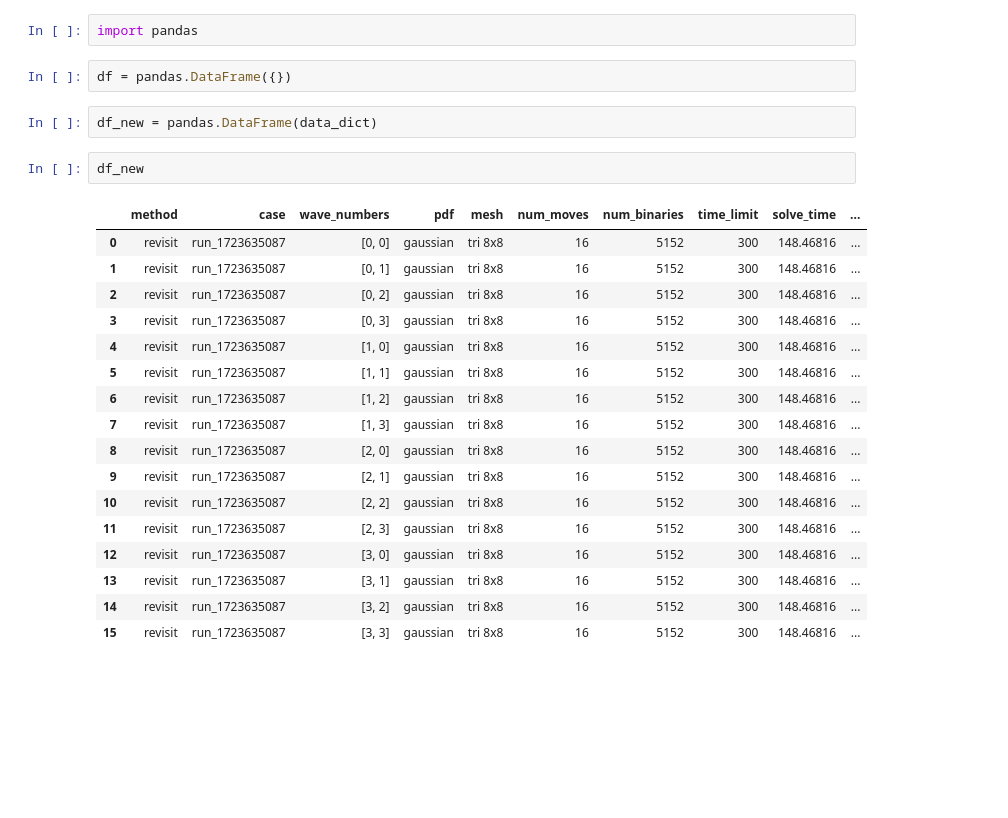
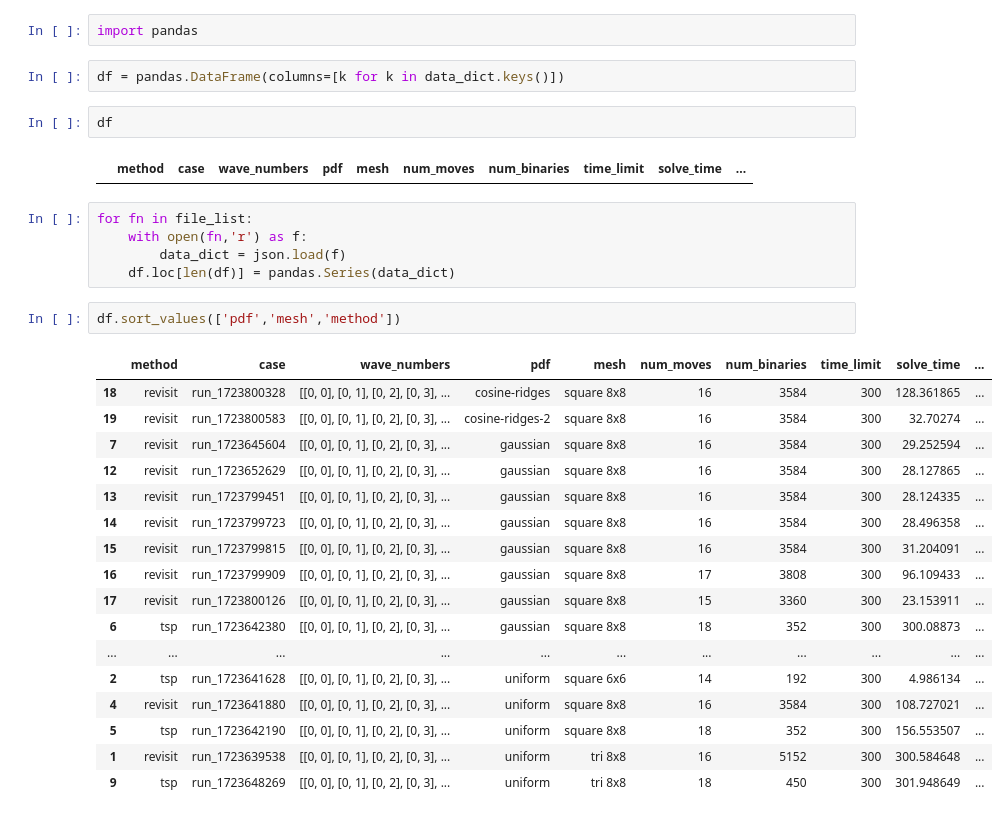
Before and after one commit to arthurrichards77/ergodic, a Jupyter notebook: results.ipynb, the cells around one changed output. Saved outputs shown, nothing was run; the diff lists cells and outputs as text; blank space fills up the shorter version.

```diff
--- a/results.ipynb
+++ b/results.ipynb
@@ -31,27 +31,34 @@ data_dict
  'ergodic': 0.0005693584963645422}
 # %%
 import pandas
+# %%
+df = pandas.DataFrame(columns=[k for k in data_dict.keys()])
 # %%
-df = pandas.DataFrame({})
+df
+# %% [output]
+|  | method | case | wave_numbers | pdf | mesh | num_moves | num_binaries | time_limit | solve_time | ... |
-# %%
-df_new = pandas.DataFrame(data_dict)
-# %%
-df_new
-# %% [output]
-|  | method | case | wave_numbers | pdf | mesh | num_moves | num_binaries | time_limit | solve_time | ... |
-| 0 | revisit | run_1723635087 | [0, 0] | gaussian | tri 8x8 | 16 | 5152 | 300 | 148.46816 | ... |
-| 1 | revisit | run_1723635087 | [0, 1] | gaussian | tri 8x8 | 16 | 5152 | 300 | 148.46816 | ... |
-| 2 | revisit | run_1723635087 | [0, 2] | gaussian | tri 8x8 | 16 | 5152 | 300 | 148.46816 | ... |
-| 3 | revisit | run_1723635087 | [0, 3] | gaussian | tri 8x8 | 16 | 5152 | 300 | 148.46816 | ... |
-| 4 | revisit | run_1723635087 | [1, 0] | gaussian | tri 8x8 | 16 | 5152 | 300 | 148.46816 | ... |
-| 5 | revisit | run_1723635087 | [1, 1] | gaussian | tri 8x8 | 16 | 5152 | 300 | 148.46816 | ... |
-| 6 | revisit | run_1723635087 | [1, 2] | gaussian | tri 8x8 | 16 | 5152 | 300 | 148.46816 | ... |
-| 7 | revisit | run_1723635087 | [1, 3] | gaussian | tri 8x8 | 16 | 5152 | 300 | 148.46816 | ... |
-| 8 | revisit | run_1723635087 | [2, 0] | gaussian | tri 8x8 | 16 | 5152 | 300 | 148.46816 | ... |
-| 9 | revisit | run_1723635087 | [2, 1] | gaussian | tri 8x8 | 16 | 5152 | 300 | 148.46816 | ... |
-| 10 | revisit | run_1723635087 | [2, 2] | gaussian | tri 8x8 | 16 | 5152 | 300 | 148.46816 | ... |
-| 11 | revisit | run_1723635087 | [2, 3] | gaussian | tri 8x8 | 16 | 5152 | 300 | 148.46816 | ... |
-| 12 | revisit | run_1723635087 | [3, 0] | gaussian | tri 8x8 | 16 | 5152 | 300 | 148.46816 | ... |
-| 13 | revisit | run_1723635087 | [3, 1] | gaussian | tri 8x8 | 16 | 5152 | 300 | 148.46816 | ... |
-| 14 | revisit | run_1723635087 | [3, 2] | gaussian | tri 8x8 | 16 | 5152 | 300 | 148.46816 | ... |
-| 15 | revisit | run_1723635087 | [3, 3] | gaussian | tri 8x8 | 16 | 5152 | 300 | 148.46816 | ... |
+# %%
+for fn in file_list:
+    with open(fn,'r') as f:
+        data_dict = json.load(f)
+    df.loc[len(df)] = pandas.Series(data_dict)
+# %%
+df.sort_values(['pdf','mesh','method'])
+# %% [output]
+|  | method | case | wave_numbers | pdf | mesh | num_moves | num_binaries | time_limit | solve_time | ... |
+| 18 | revisit | run_1723800328 | [[0, 0], [0, 1], [0, 2], [0, 3], ... | cosine-ridges | square 8x8 | 16 | 3584 | 300 | 128.361865 | ... |
+| 19 | revisit | run_1723800583 | [[0, 0], [0, 1], [0, 2], [0, 3], ... | cosine-ridges-2 | square 8x8 | 16 | 3584 | 300 | 32.70274 | ... |
+| 7 | revisit | run_1723645604 | [[0, 0], [0, 1], [0, 2], [0, 3], ... | gaussian | square 8x8 | 16 | 3584 | 300 | 29.252594 | ... |
+| 12 | revisit | run_1723652629 | [[0, 0], [0, 1], [0, 2], [0, 3], ... | gaussian | square 8x8 | 16 | 3584 | 300 | 28.127865 | ... |
+| 13 | revisit | run_1723799451 | [[0, 0], [0, 1], [0, 2], [0, 3], ... | gaussian | square 8x8 | 16 | 3584 | 300 | 28.124335 | ... |
+| 14 | revisit | run_1723799723 | [[0, 0], [0, 1], [0, 2], [0, 3], ... | gaussian | square 8x8 | 16 | 3584 | 300 | 28.496358 | ... |
+| 15 | revisit | run_1723799815 | [[0, 0], [0, 1], [0, 2], [0, 3], ... | gaussian | square 8x8 | 16 | 3584 | 300 | 31.204091 | ... |
+| 16 | revisit | run_1723799909 | [[0, 0], [0, 1], [0, 2], [0, 3], ... | gaussian | square 8x8 | 17 | 3808 | 300 | 96.109433 | ... |
+| 17 | revisit | run_1723800126 | [[0, 0], [0, 1], [0, 2], [0, 3], ... | gaussian | square 8x8 | 15 | 3360 | 300 | 23.153911 | ... |
+| 6 | tsp | run_1723642380 | [[0, 0], [0, 1], [0, 2], [0, 3], ... | gaussian | square 8x8 | 18 | 352 | 300 | 300.08873 | ... |
+| ... | ... | ... | ... | ... | ... | ... | ... | ... | ... | ... |
+| 2 | tsp | run_1723641628 | [[0, 0], [0, 1], [0, 2], [0, 3], ... | uniform | square 6x6 | 14 | 192 | 300 | 4.986134 | ... |
+| 4 | revisit | run_1723641880 | [[0, 0], [0, 1], [0, 2], [0, 3], ... | uniform | square 8x8 | 16 | 3584 | 300 | 108.727021 | ... |
+| 5 | tsp | run_1723642190 | [[0, 0], [0, 1], [0, 2], [0, 3], ... | uniform | square 8x8 | 18 | 352 | 300 | 156.553507 | ... |
+| 1 | revisit | run_1723639538 | [[0, 0], [0, 1], [0, 2], [0, 3], ... | uniform | tri 8x8 | 16 | 5152 | 300 | 300.584648 | ... |
+| 9 | tsp | run_1723648269 | [[0, 0], [0, 1], [0, 2], [0, 3], ... | uniform | tri 8x8 | 18 | 450 | 300 | 301.948649 | ... |
```
Also changed, not shown: 1 other file.
